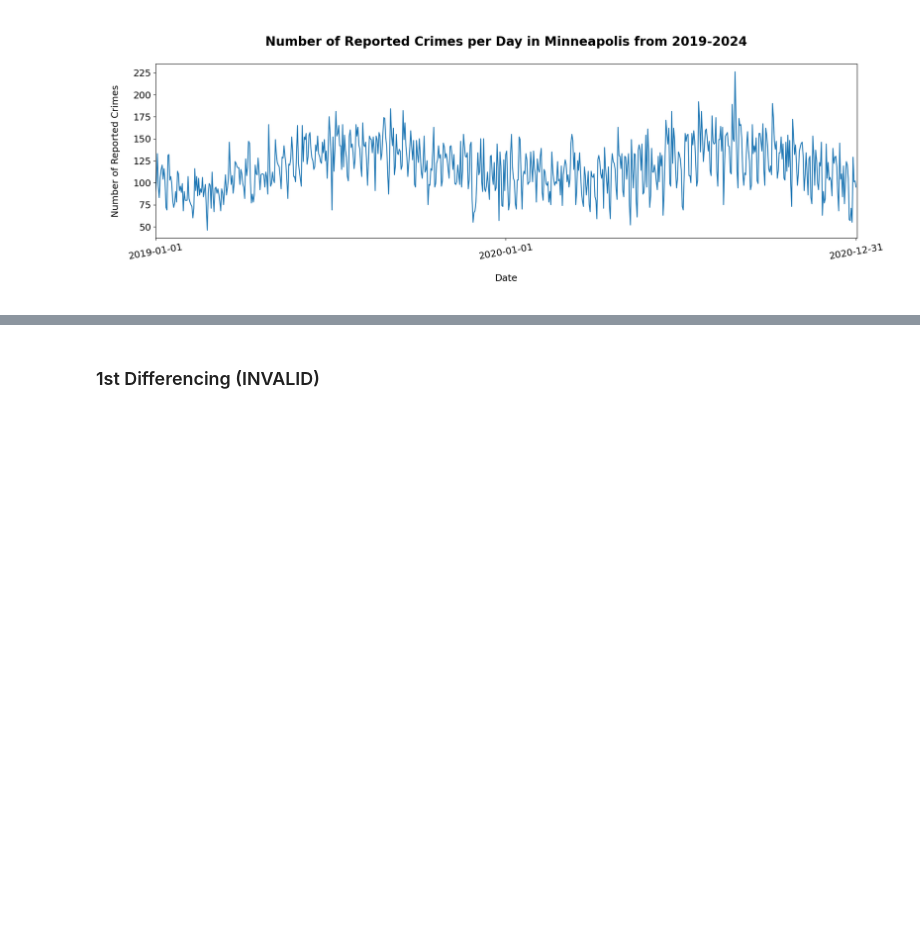
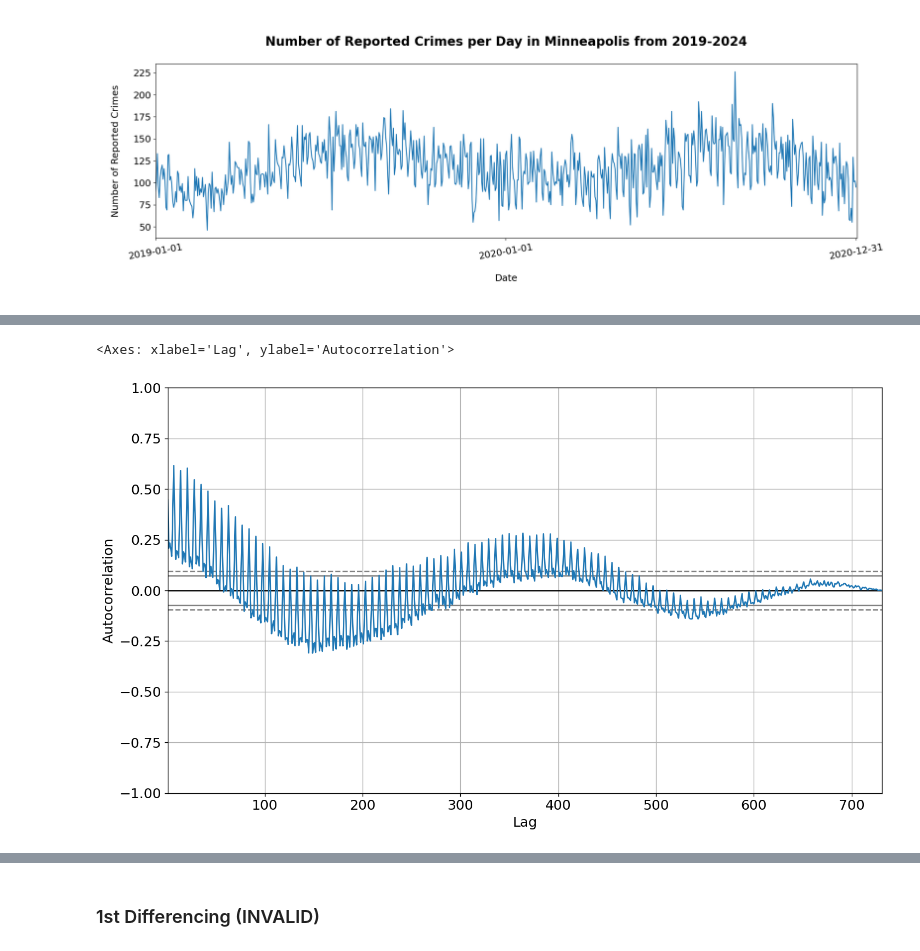
Before and after one commit to Hajar0Ahmed/Time-Series-Crime-Forecasting-Minneapolis, a Jupyter notebook: notebooks/Data_analysis.ipynb, the cells around one changed output, grey strips where cells are left out. Cells and saved outputs as stored; diff of their text form; code cells hidden in the pictures; blank space fills up the shorter version.

```diff
--- a/notebooks/Data_analysis.ipynb
+++ b/notebooks/Data_analysis.ipynb
@@ -118,0 +162,8 @@ adfuller(train1) #Non-Stationary
+# %%
+#Autocorrelation
+from pandas.plotting import autocorrelation_plot
+
+autocorrelation_plot(train1['Crime_Count'])
+# %% [output]
+<Axes: xlabel='Lag', ylabel='Autocorrelation'>
+[figure, added]
```
Also changed, not shown: parts of 16 cells of this notebook.
